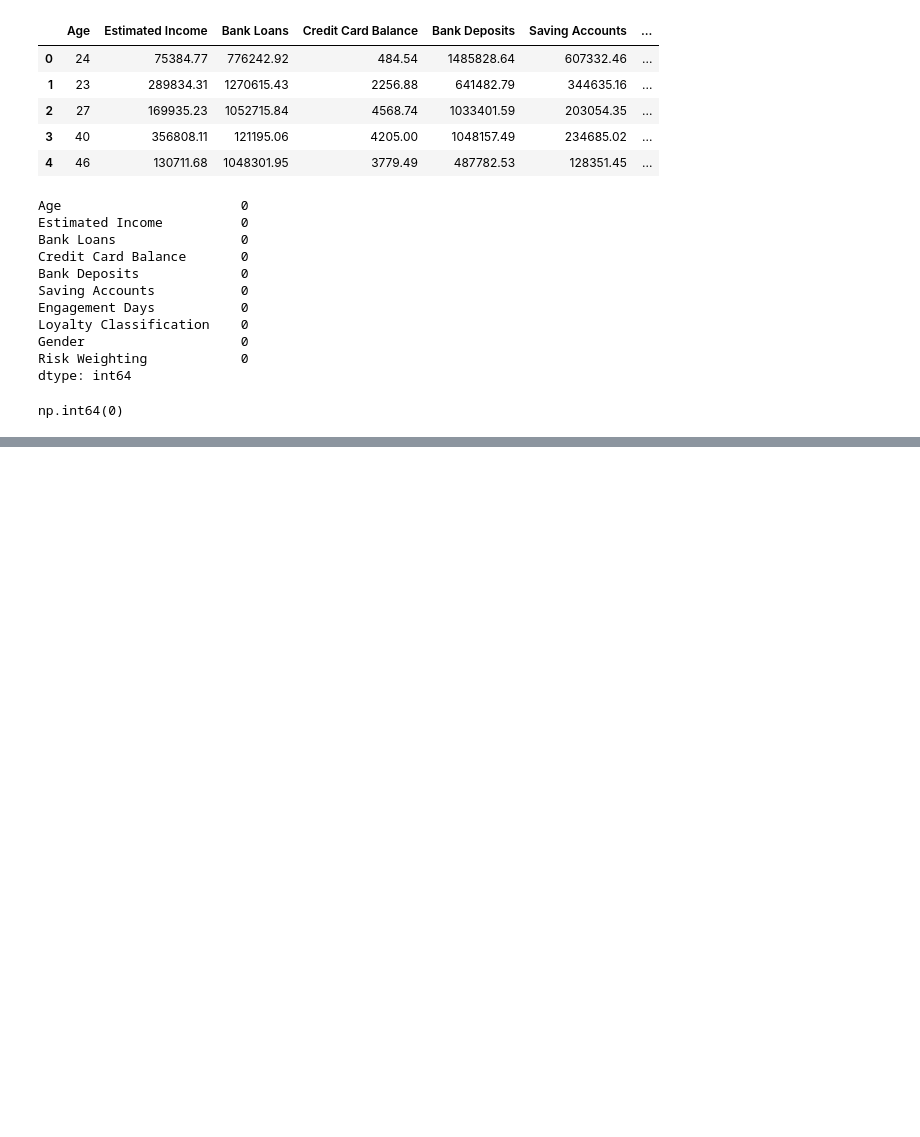
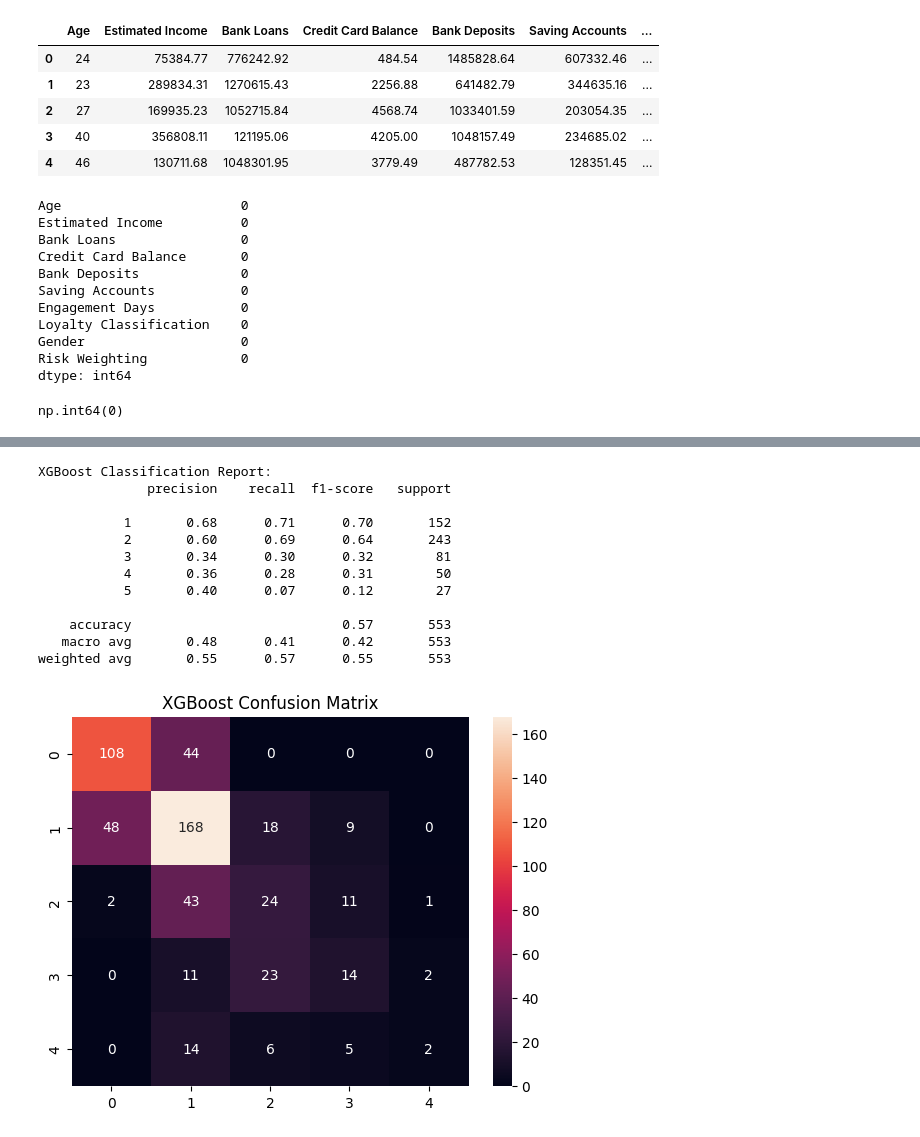
Before and after one commit to nafiul-araf/Banking-Sector-Financial-Analysis, a Jupyter notebook: Rist Assesment.ipynb, the cells around one changed output, grey strips where cells are left out. Drawn from its saved outputs; the diff is of its cells as text; code cells hidden in the pictures; blank space fills up the shorter version.

```diff
--- a/Rist Assesment.ipynb
+++ b/Rist Assesment.ipynb
@@ -118,0 +275,25 @@ np.int64(0)
+# %%
+preds = xgb_model.predict(X_test_scaled)
+y_pred_xgb = le.inverse_transform(preds)
+
+print("XGBoost Classification Report:")
+print(classification_report(y_test, y_pred_xgb))
+print("\n")
+
+sns.heatmap(confusion_matrix(y_test, y_pred_xgb), annot=True, fmt='d')
+plt.title('XGBoost Confusion Matrix')
+plt.show()
+# %% [output]
+XGBoost Classification Report:
+              precision    recall  f1-score   support
+
+           1       0.68      0.71      0.70       152
+           2       0.60      0.69      0.64       243
+           3       0.34      0.30      0.32        81
+           4       0.36      0.28      0.31        50
+           5       0.40      0.07      0.12        27
+
+    accuracy                           0.57       553
+   macro avg       0.48      0.41      0.42       553
+weighted avg       0.55      0.57      0.55       553
+[figure, added]
```
Also changed, not shown: parts of 19 cells of this notebook.
